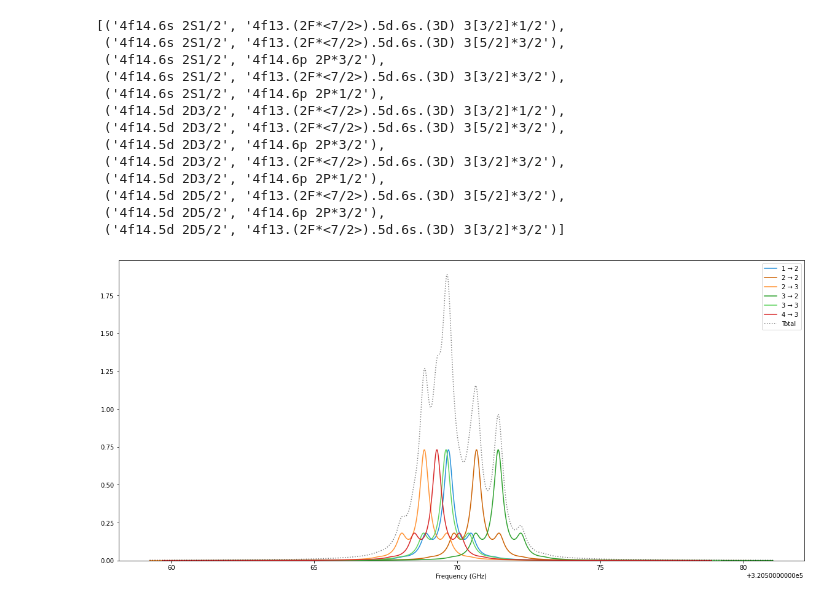
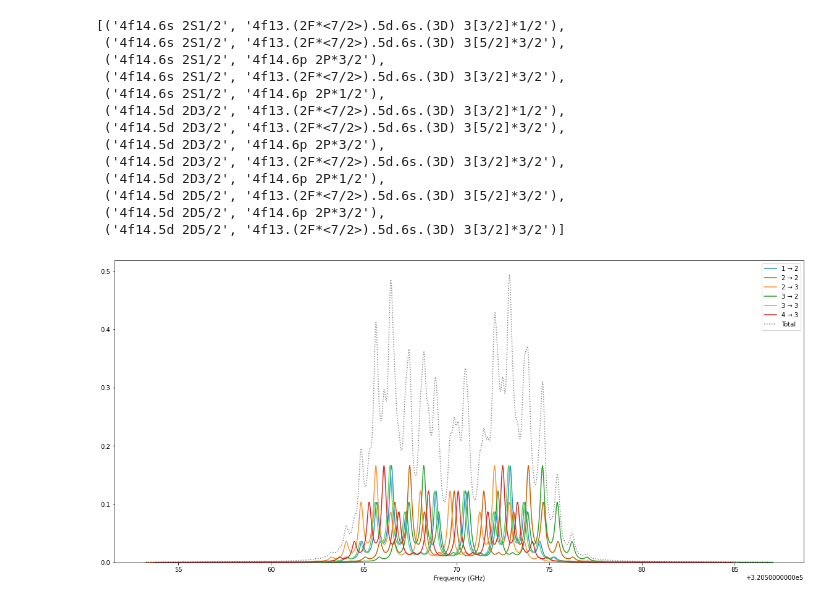
Before and after one commit to thomasdellaert/Atom-Toolkit, a Jupyter notebook: testing.ipynb, the cells around one changed output. Drawn from its saved outputs; the diff is of its cells as text; code cells hidden in the pictures.

```diff
--- a/testing.ipynb
+++ b/testing.ipynb
@@ -111,13 +111,15 @@ a.list_transitions()
  ('4f14.5d 2D5/2', '4f13.(2F*<7/2>).5d.6s.(3D) 3[3/2]*3/2')]
 # %%
 %matplotlib inline
+
 plt.figure(figsize=(20, 9))
 
 lineshape = lineshapes.LorentzianLineShape(gamma=0.2, ampl=1.0)
-mod_lineshape = lineshapes.ModLorentzianLineShape(gamma=0.4, ampl=1.0, depth=0.8, num_sidebands=2, mod_freq_GHz=0.8)
+mod_lineshape = lineshapes.ModLorentzianLineShape(gamma=0.3, ampl=1.0, depth=5.4, mod_freq_GHz=0.8)
 
 graphers.plot_spectrum(a.transitions[('4f14.5d 2D3/2', '4f13.(2F*<7/2>).5d.6s.(3D) 3[3/2]*1/2')],
                        lineshape=mod_lineshape, coloring='l')
+# plt.xlim(3.205e5+60, 3.205e5+80)
 plt.show()
 # %% [output]
-[figure, old version]
+[figure, new version]
```
Also changed, not shown: 2 other files.
